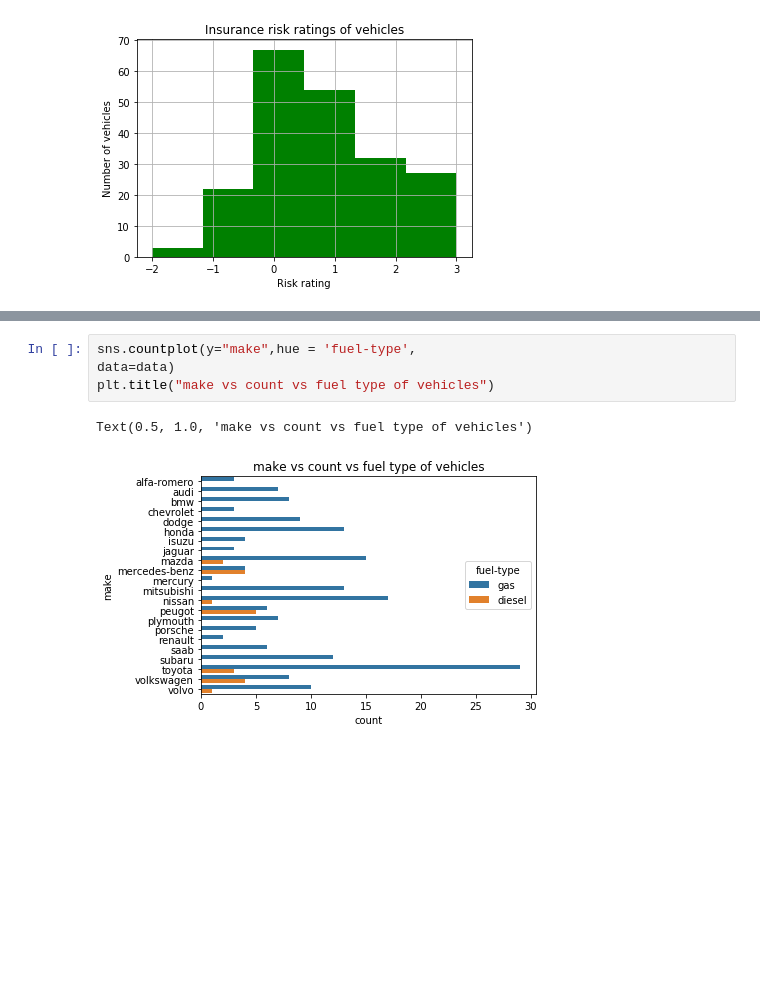
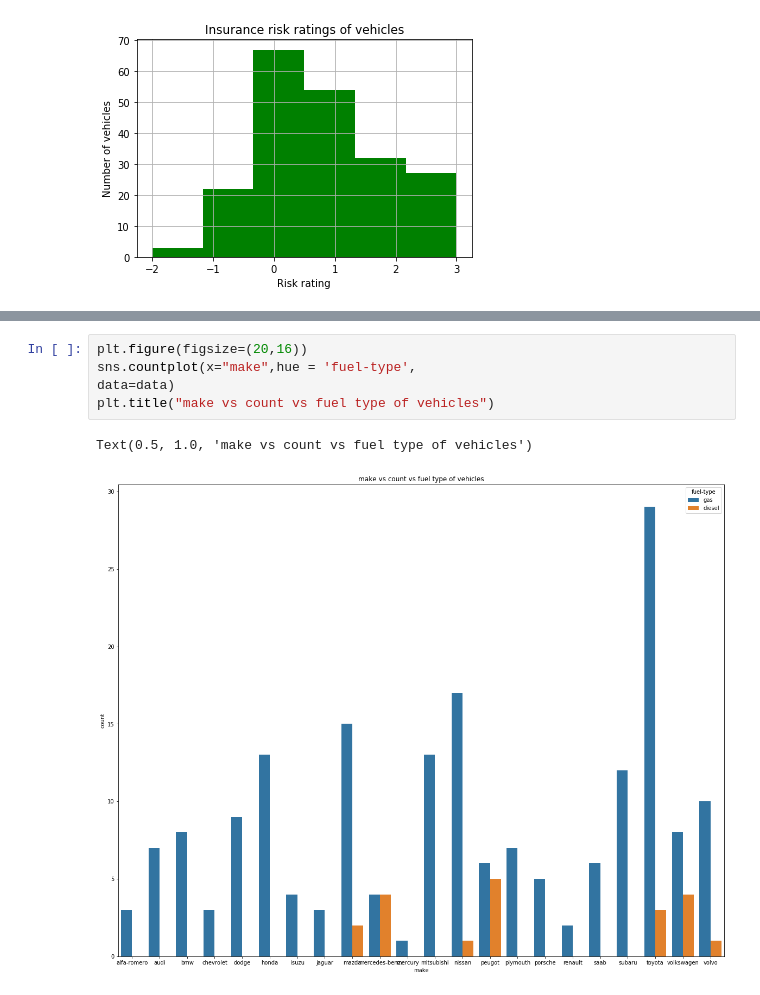
Before and after one commit to SANYAM1996/scatter-plotter, a Jupyter notebook: Datacamp/EDA.ipynb, the cells around one changed output, grey strips where cells are left out. Cells and saved outputs as stored; diff of their text form; blank space fills up the shorter version.

Commit message:
added other feature visualization

```diff
--- a/Datacamp/EDA.ipynb
+++ b/Datacamp/EDA.ipynb
@@ -234,7 +269,8 @@ Text(0.5, 0, 'Risk rating')
 # %%
-sns.countplot(y="make",hue = 'fuel-type',
+plt.figure(figsize=(20,16))
+sns.countplot(x="make",hue = 'fuel-type',
 data=data)
 plt.title("make vs count vs fuel type of vehicles")
 # %% [output]
 Text(0.5, 1.0, 'make vs count vs fuel type of vehicles')
-[figure, old version]
+[figure, new version]
```
Also changed, not shown: parts of 18 cells of this notebook.
